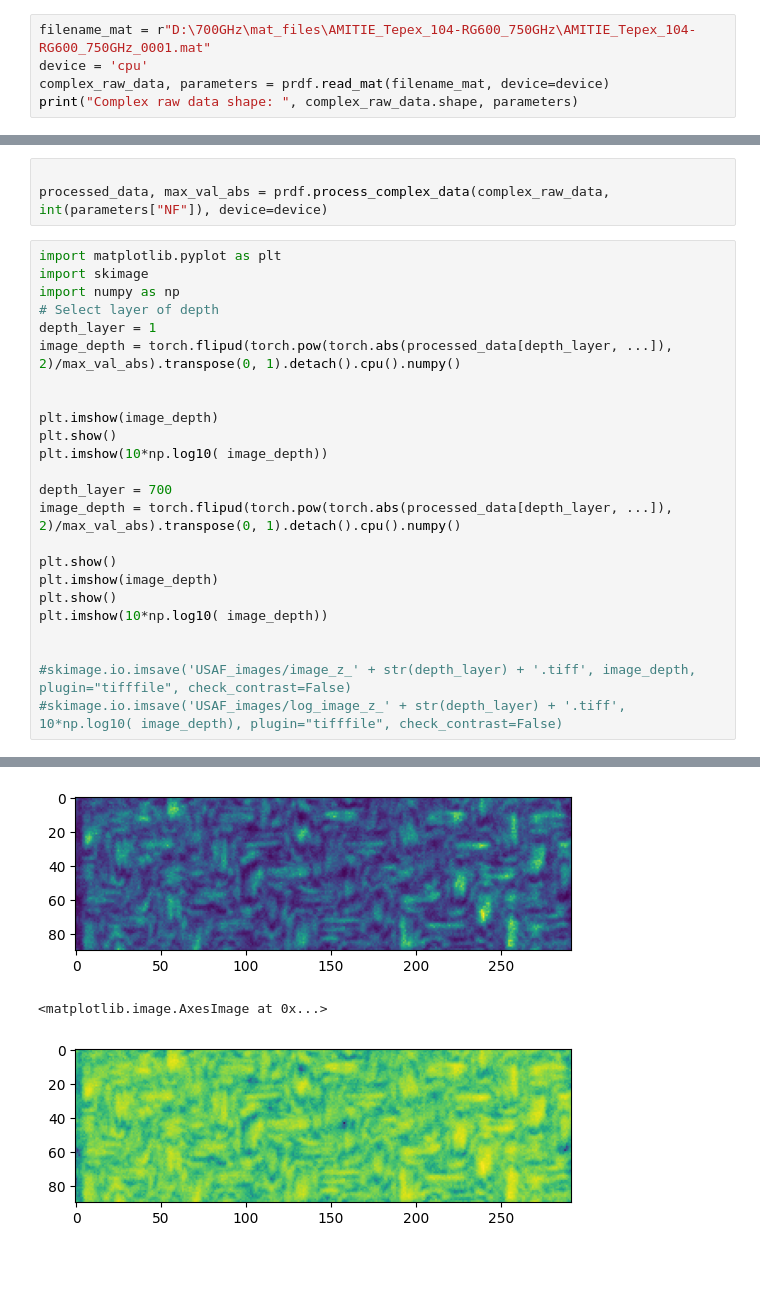
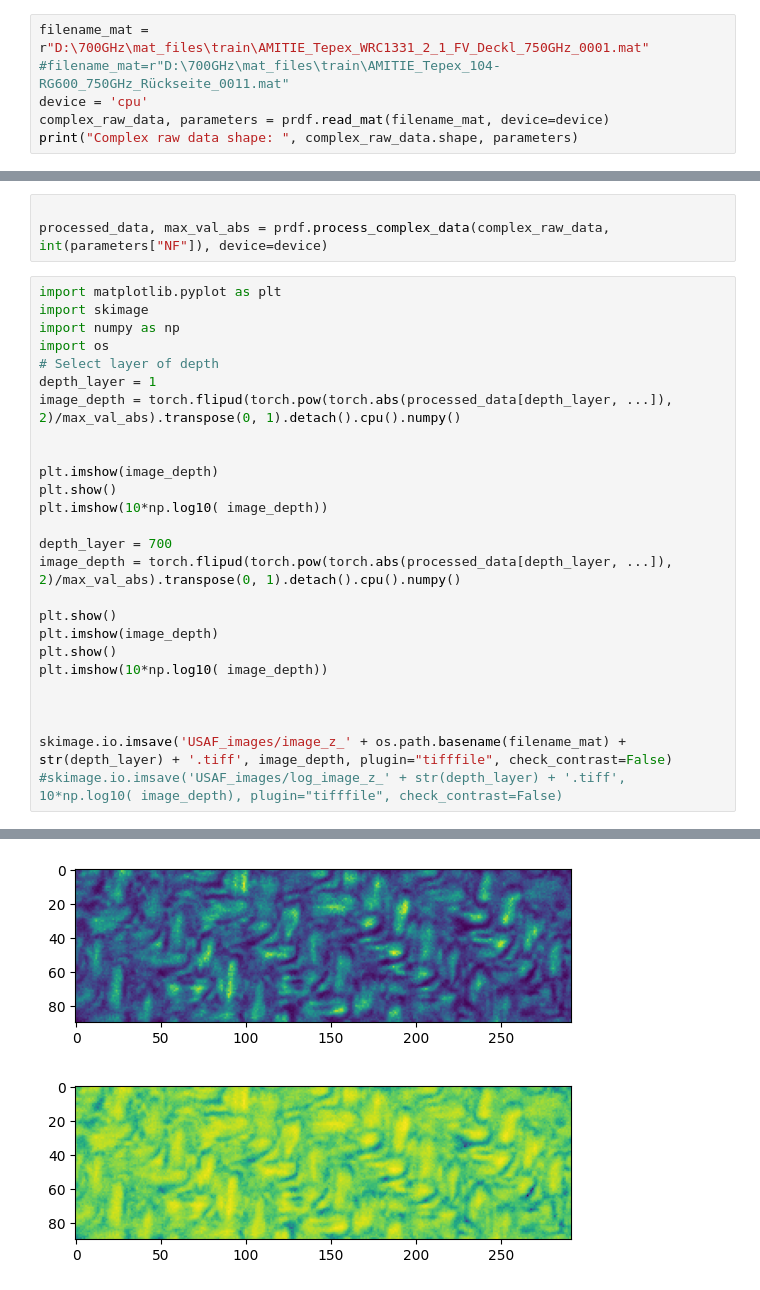
Before and after one commit to lilipper/Bachelorarbeit, a Jupyter notebook: THz/proves_rdf.ipynb, the cells around one changed output, grey strips where cells are left out. Cells and saved outputs as stored; diff of their text form; blank space fills up the shorter version.

```diff
--- a/THz/proves_rdf.ipynb
+++ b/THz/proves_rdf.ipynb
@@ -5,7 +5,8 @@ sys.path.insert(1, "src_code/")
 import process_rdf as prdf
 import torch
 # %%
-filename_mat = r"D:\700GHz\mat_files\AMITIE_Tepex_104-RG600_750GHz\AMITIE_Tepex_104-RG600_750GHz_0001.mat"
+filename_mat = r"D:\700GHz\mat_files\train\AMITIE_Tepex_WRC1331_2_1_FV_Deckl_750GHz_0001.mat"
+#filename_mat=r"D:\700GHz\mat_files\train\AMITIE_Tepex_104-RG600_750GHz_Rückseite_0011.mat"
 device = 'cpu'
 complex_raw_data, parameters = prdf.read_mat(filename_mat, device=device)
 print("Complex raw data shape: ", complex_raw_data.shape, parameters)
@@ -18,6 +19,7 @@ processed_data, max_val_abs = prdf.process_complex_data(complex_raw_data, int(pa
 import matplotlib.pyplot as plt
 import skimage
 import numpy as np
+import os
 # Select layer of depth
 depth_layer = 1
 image_depth = torch.flipud(torch.pow(torch.abs(processed_data[depth_layer, ...]), 2)/max_val_abs).transpose(0, 1).detach().cpu().numpy()
@@ -36,6 +38,7 @@ plt.show()
 plt.imshow(10*np.log10( image_depth))
 
 
-#skimage.io.imsave('USAF_images/image_z_' + str(depth_layer) + '.tiff', image_depth, plugin="tifffile", check_contrast=False)
+
+skimage.io.imsave('USAF_images/image_z_' + os.path.basename(filename_mat) + str(depth_layer) + '.tiff', image_depth, plugin="tifffile", check_contrast=False)
 #skimage.io.imsave('USAF_images/log_image_z_' + str(depth_layer) + '.tiff', 10*np.log10( image_depth), plugin="tifffile", check_contrast=False)
 # %% [output]
@@ -44,6 +47,5 @@ plt.imshow(10*np.log10( image_depth))
-[figure, old version]
+[figure, new version]
-<matplotlib.image.AxesImage at 0x...>
-[figure, old version]
+[figure, new version]
 # %%
 
 image_depth = torch.flipud(torch.pow(torch.abs(processed_data[depth_layer, ...]), 2)/max_val_abs).transpose(0, 1).detach().cpu()
```
Also changed, not shown: parts of 3 cells of this notebook, 2 other files.
